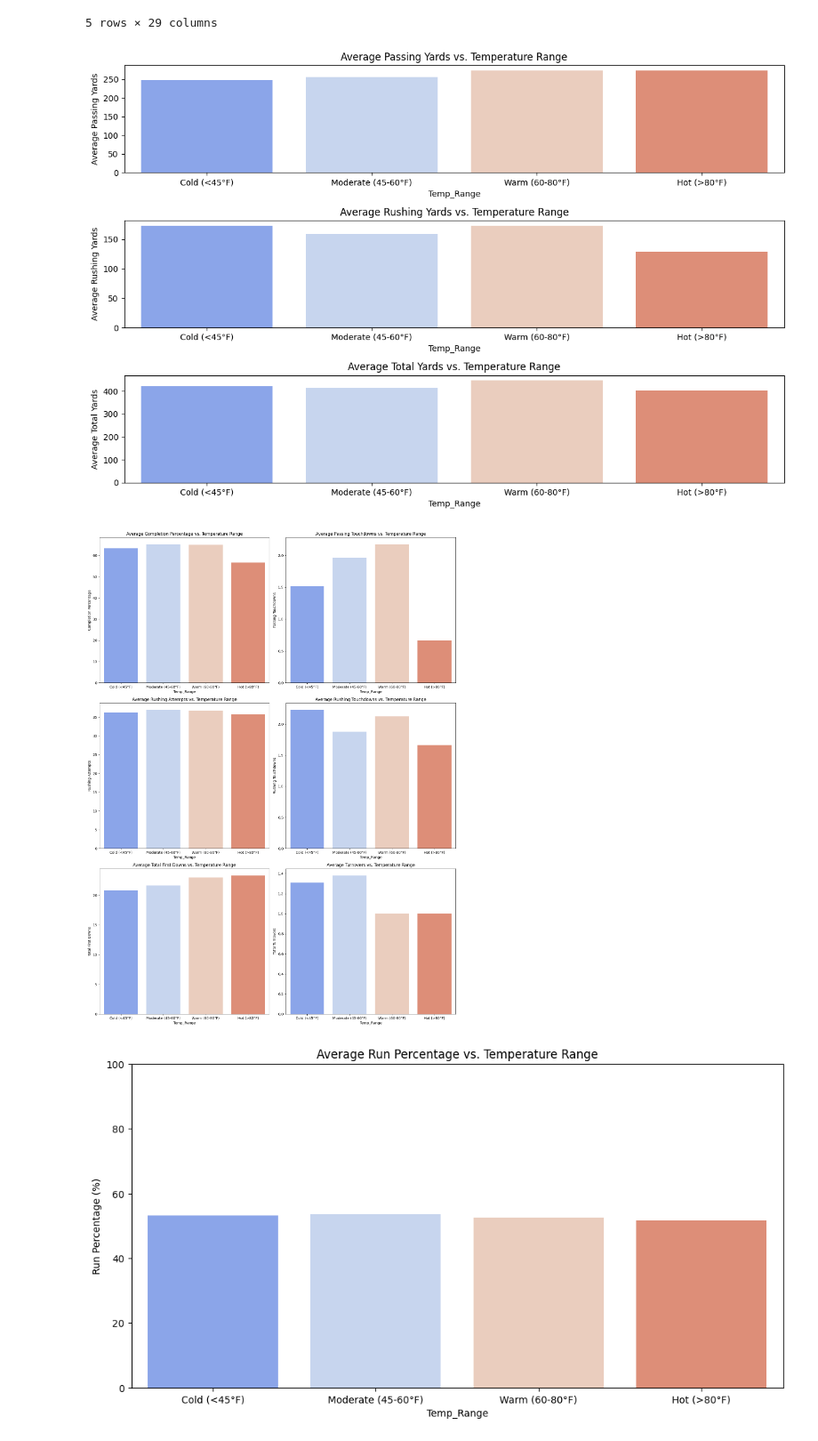
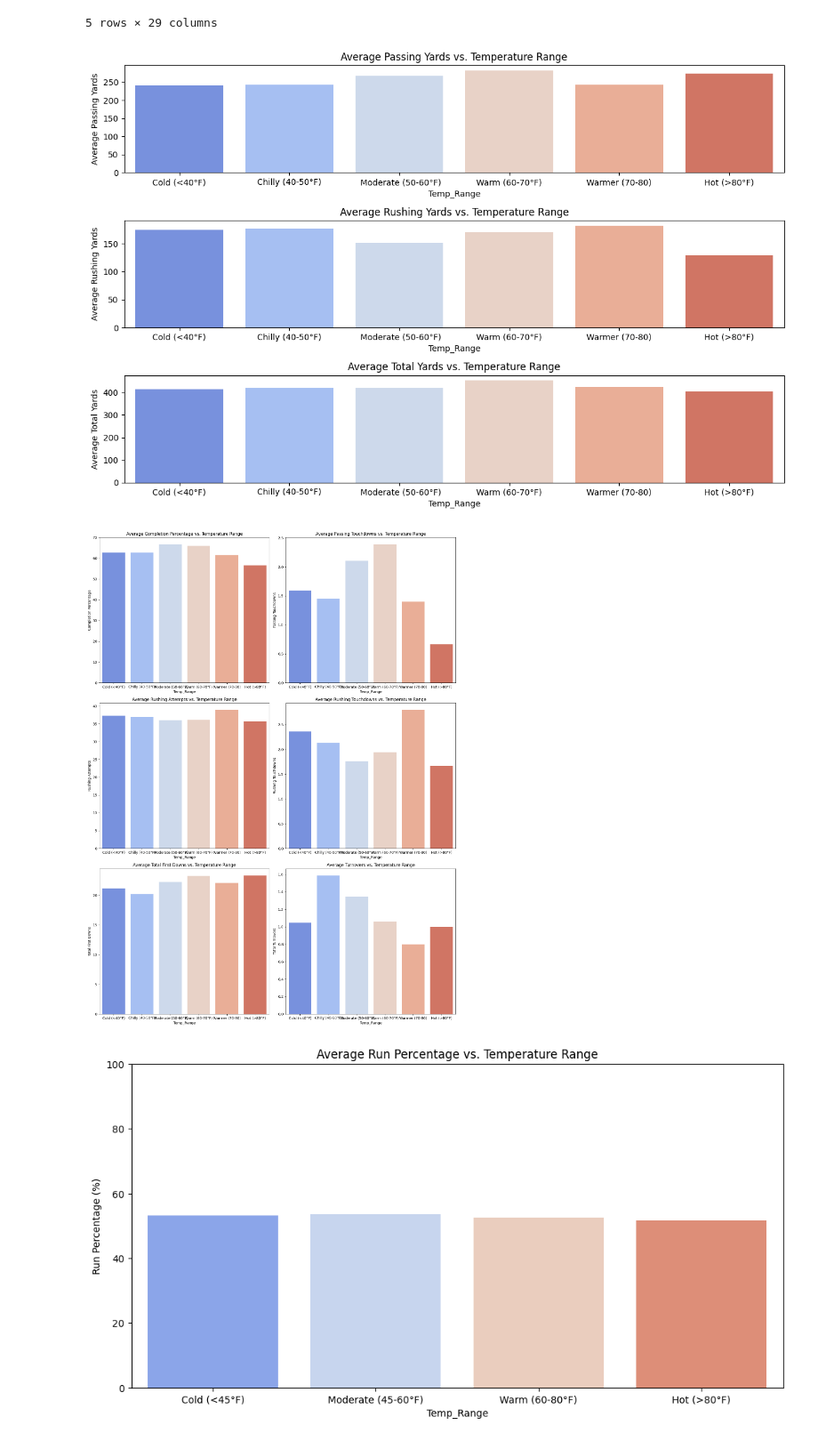
Before and after one commit to bgwarren1/BSA-BIG10, a Jupyter notebook: notebooks/Temperature_Analysis/uw_offense_temp_eda.ipynb, the cells around one changed output. Shown: that part at 89% size. Cells and saved outputs as stored; diff of their text form; code cells hidden in the pictures.

```diff
--- a/notebooks/Temperature_Analysis/uw_offense_temp_eda.ipynb
+++ b/notebooks/Temperature_Analysis/uw_offense_temp_eda.ipynb
@@ -41,42 +41,42 @@ uw_data.head()
 5 rows × 29 columns
 # %%
 # Create temperature bins
-temp_bins = [0, 45, 60, 80, 120]
-temp_labels = ['Cold (<45°F)', 'Moderate (45-60°F)', 'Warm (60-80°F)', 'Hot (>80°F)']
+temp_bins = [0, 40, 50, 60, 70, 80, 120]  # Adjust these ranges as needed
+temp_labels = ['Cold (<40°F)', 'Chilly (40-50°F)', ' Moderate (50-60°F)', 'Warm (60-70°F)', 'Warmer (70-80)', 'Hot (>80°F)']
 uw_data['Temp_Range'] = pd.cut(uw_data['temp_f'], bins=temp_bins, labels=temp_labels, right=False)
 
 # Group by temperature range and calculate mean performance metrics
 temp_grouped = uw_data.groupby('Temp_Range', observed=True).agg({
     'passing_yds': 'mean',
     'rushing_yds': 'mean',
     'total_yards': 'mean'
 }).reset_index()
 
 # Plotting the data with color palette
 plt.figure(figsize=(12, 8))
 
 # Passing Yards
 plt.subplot(3, 1, 1)
 sns.barplot(x='Temp_Range', y='passing_yds', data=temp_grouped, hue='Temp_Range', palette='coolwarm', legend=False)
 plt.title('Average Passing Yards vs. Temperature Range')
 plt.ylabel('Average Passing Yards')
 
 # Rushing Yards
 plt.subplot(3, 1, 2)
 sns.barplot(x='Temp_Range', y='rushing_yds', data=temp_grouped, hue='Temp_Range', palette='coolwarm', legend=False)
 plt.title('Average Rushing Yards vs. Temperature Range')
 plt.ylabel('Average Rushing Yards')
 
 # Total Yards
 plt.subplot(3, 1, 3)
 sns.barplot(x='Temp_Range', y='total_yards', data=temp_grouped, hue='Temp_Range', palette='coolwarm', legend=False)
 plt.title('Average Total Yards vs. Temperature Range')
 plt.ylabel('Average Total Yards')
 
 plt.tight_layout()
 plt.show()
 # %% [output]
-[figure, old version]
+[figure, new version]
 # %%
 # Group by temperature range and calculate mean performance metrics
 temp_grouped = uw_data.groupby('Temp_Range', observed=True).agg({
@@ -136,7 +136,7 @@ plt.legend([],[], frameon=False)
 plt.tight_layout()
 plt.show()
 # %% [output]
-[figure, old version]
+[figure, new version]
 # %%
 # Calculate run-pass ratio/percentage
 uw_data['run_percentage'] = (uw_data['rushing_att'] / uw_data['total_plays']) * 100
```
Also changed, not shown: 7 other files.
